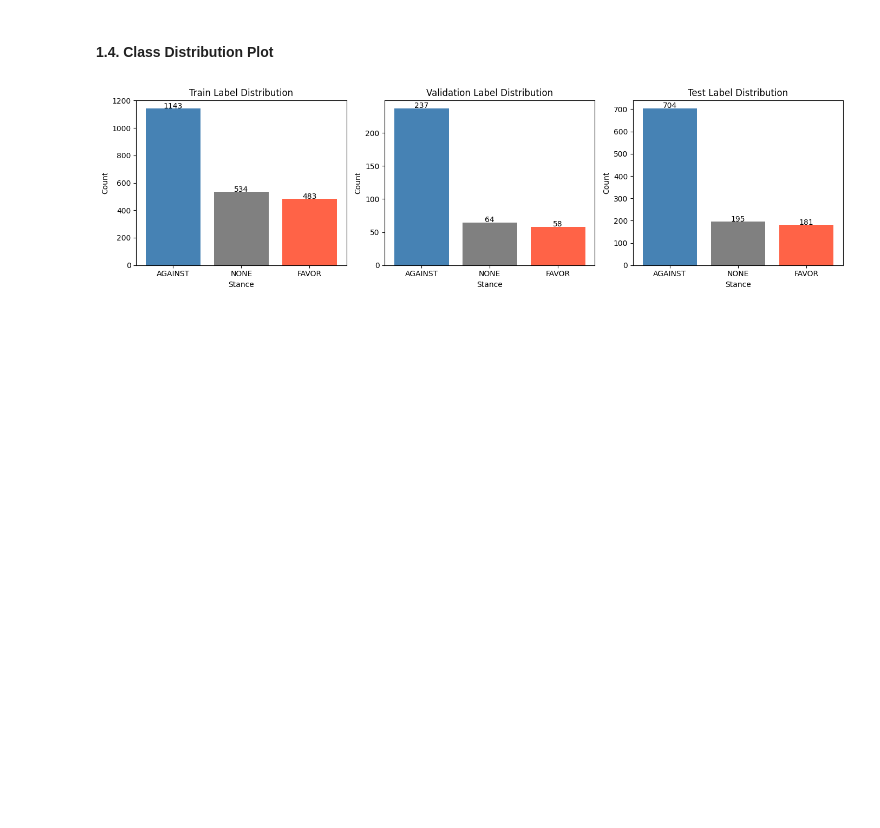
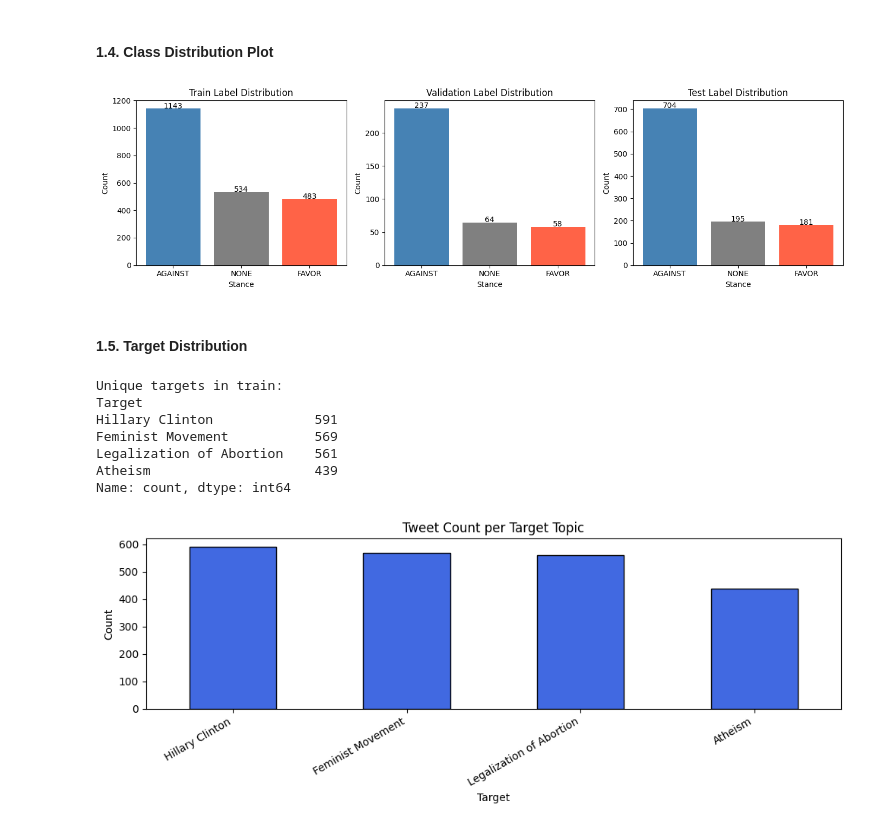
Before and after one commit to Shifali1094/stance-detection, a Jupyter notebook: preprocessing.ipynb, the cells around one changed output. Drawn from its saved outputs; the diff is of its cells as text; code cells hidden in the pictures; blank space fills up the shorter version.

Commit message:
add data visualisation for target topic

```diff
--- a/preprocessing.ipynb
+++ b/preprocessing.ipynb
@@ -55,3 +55,26 @@ plt.tight_layout()
 plt.show()
 # %% [output]
 [figure]
+# %% [markdown]
+#### **1.5. Target Distribution**
+# %%
+print("Unique targets in train:")
+print(train_df['Target'].value_counts())
+
+plt.figure(figsize=(10, 4))
+train_df['Target'].value_counts().plot(kind='bar', color='royalblue', edgecolor='black')
+plt.title('Tweet Count per Target Topic')
+plt.xlabel('Target')
+plt.ylabel('Count')
+plt.xticks(rotation=30, ha='right')
+plt.tight_layout()
+plt.show()
+# %% [output]
+Unique targets in train:
+Target
+Hillary Clinton             591
+Feminist Movement           569
+Legalization of Abortion    561
+Atheism                     439
+Name: count, dtype: int64
+[figure, added]
```
